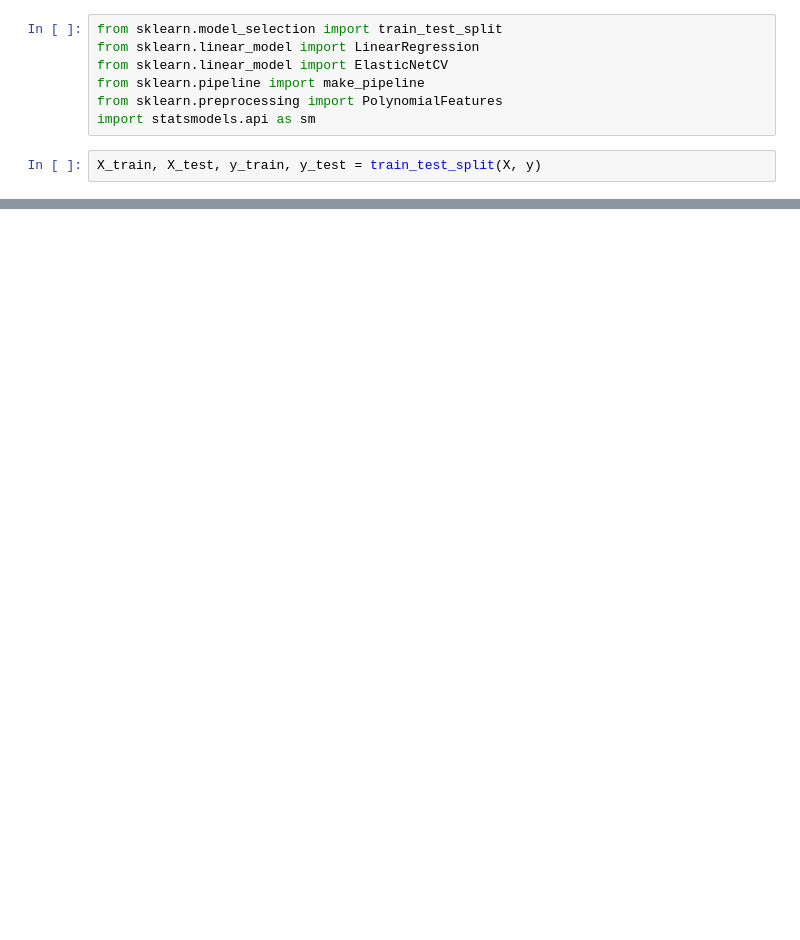
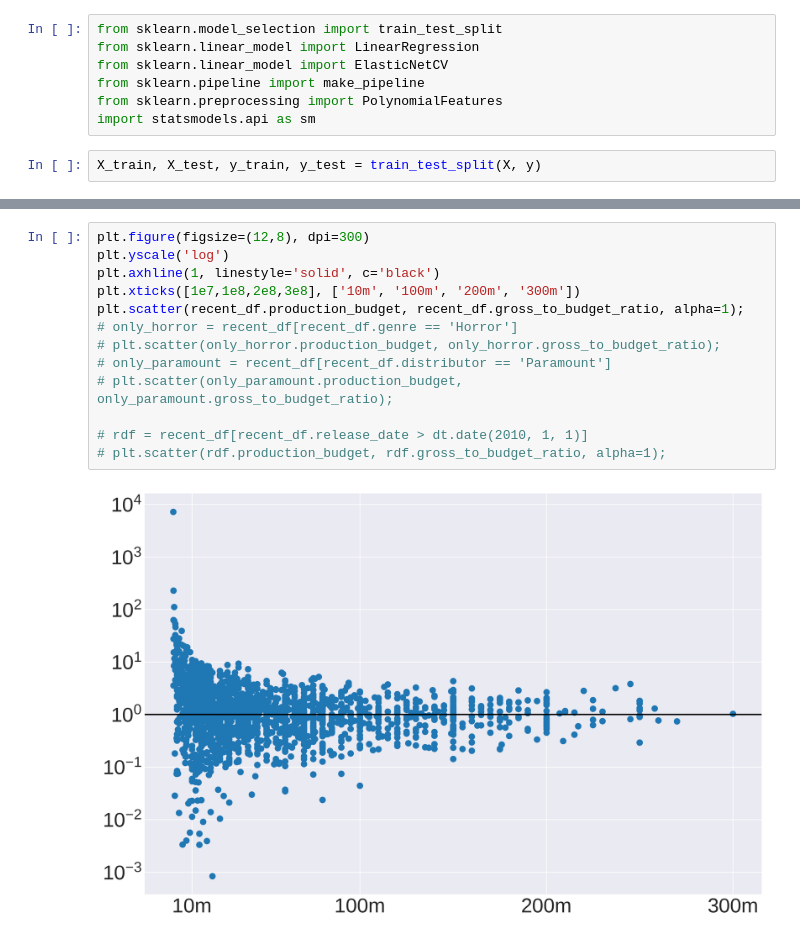
Before and after one commit to danallison/metis-work, a Jupyter notebook: week02-luther/Movie_EDA.ipynb, the cells around one changed output, grey strips where cells are left out. Drawn from its saved outputs; the diff is of its cells as text; blank space fills up the shorter version.

```diff
--- a/week02-luther/Movie_EDA.ipynb
+++ b/week02-luther/Movie_EDA.ipynb
@@ -320,3 +321,18 @@ OLS Regression Results
 | Prob(Omnibus): | 0.000 | Jarque-Bera (JB): | 400302605.286 |
 | Skew: | 45.799 | Prob(JB): | 0.00 |
 | Kurtosis: | 2114.896 | Cond. No. | 1.85e+16 |
+# %%
+plt.figure(figsize=(12,8), dpi=300)
+plt.yscale('log')
+plt.axhline(1, linestyle='solid', c='black')
+plt.xticks([1e7,1e8,2e8,3e8], ['10m', '100m', '200m', '300m'])
+plt.scatter(recent_df.production_budget, recent_df.gross_to_budget_ratio, alpha=1);
+# only_horror = recent_df[recent_df.genre == 'Horror']
+# plt.scatter(only_horror.production_budget, only_horror.gross_to_budget_ratio);
+# only_paramount = recent_df[recent_df.distributor == 'Paramount']
+# plt.scatter(only_paramount.production_budget, only_paramount.gross_to_budget_ratio);
+
+# rdf = recent_df[recent_df.release_date > dt.date(2010, 1, 1)]
+# plt.scatter(rdf.production_budget, rdf.gross_to_budget_ratio, alpha=1);
+# %% [output]
+[figure, added]
```
Also changed, not shown: parts of 20 cells of this notebook, 1 other file.
